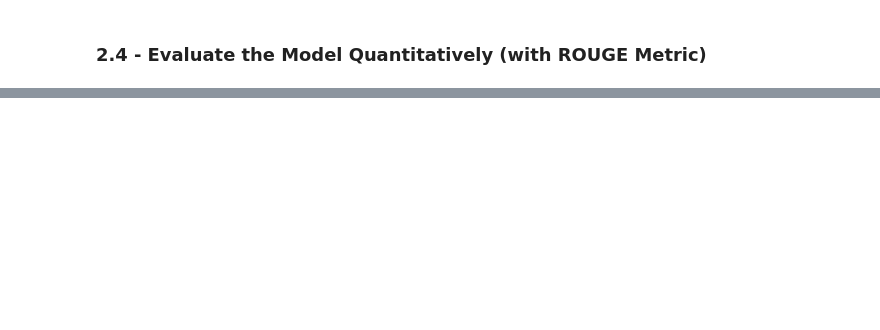
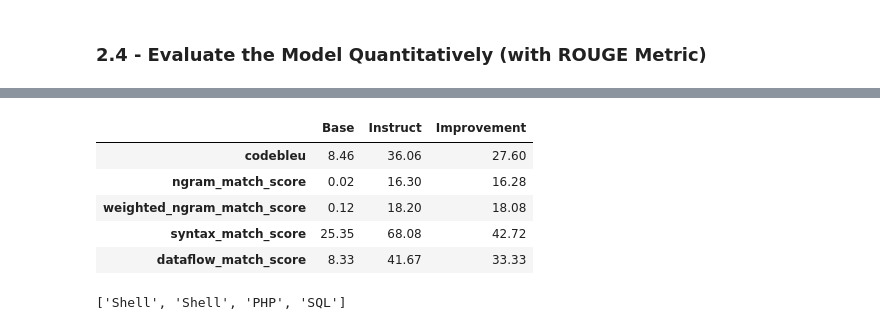
Before and after one commit to SmartSecLab/PatchLM, a Jupyter notebook: summarize.ipynb, the cells around one changed output, grey strips where cells are left out. Drawn from its saved outputs; the diff is of its cells as text; code cells hidden in the pictures; blank space fills up the shorter version.

Commit message:
fixed bleu score and reformatted the code

```diff
--- a/summarize.ipynb
+++ b/summarize.ipynb
@@ -1080,0 +733,72 @@ print(instruct_model_results)
+# %%
+from codebleu import calc_codebleu
+import pandas as pd
+
+def calc_codebleu_score(references, predictions, lang="python", weights=(0.25, 0.25, 0.25, 0.25), tokenizer=None):
+    """
+    Calculate the CodeBLEU score for the given references and predictions.
+    Args:
+    references (List[str]): List of reference code snippets.
+    predictions (List[str]): List of predicted code snippets.
+    lang (str): Programming language of the code snippets. Default is 'python'.
+    weights (Tuple[float]): Weights for 1-gram, 2-gram, 3-gram, and 4-gram. Default is (0.25, 0.25, 0.25, 0.25).
+    tokenizer (Optional): Tokenizer to use for tokenization. Default is None.
+    Returns: Dict[str, float]: Dictionary containing the CodeBLEU score and its components.
+    """
+    # Calculate the CodeBLEU score
+    result = calc_codebleu(references, predictions, lang=lang, weights=weights, tokenizer=tokenizer)
+    return result
+
+results = pd.read_csv("log/result-2024-05-26--12-05.csv")
+
+baselines = results['human_baseline_fixes'].tolist()
+references = results['original_model_fixes'].tolist()
+predictions = results['instruct_model_fixes'].tolist()
+program_langs = results['programming_language'].tolist()
+
+# Call the calc_codebleu_score function
+base_scores = calc_codebleu_score(baselines, references)
+instruct_scores = calc_codebleu_score(baselines, predictions)
+
+improved_performance = {key: instruct_scores[key] - base_scores[key]
+                        for key in instruct_scores.keys()}
+
+keys = base_scores.keys() & instruct_scores.keys()
+
+# Calculate the improvement as a percentage for each key
+improved_performance_percent = {key: (instruct_scores[key] - base_scores[key]) * 1.0 / base_scores[key] if base_scores[key] != 0 else 0 for key in keys}
+
+# Convert percentage to easier-to-read format
+improved_performance_percent = {key: f"{improvement * 100:.2f}%" for key, improvement in improved_performance_percent.items()}
+
+# put these in a pandas dataframe
+df = pd.DataFrame([base_scores, instruct_scores], index=['Base', 'Instruct']).T
+df['Base'] = df['Base']*100
+df['Instruct'] = df['Instruct']*100
+df['Improvement'] =  df['Instruct'] - df['Base']
+
+# round to 2 decimal places
+df = df.round(2)
+df
+# %% [output]
+|  | Base | Instruct | Improvement |
+| codebleu | 8.46 | 36.06 | 27.60 |
+| ngram_match_score | 0.02 | 16.30 | 16.28 |
+| weighted_ngram_match_score | 0.12 | 18.20 | 18.08 |
+| syntax_match_score | 25.35 | 68.08 | 42.72 |
+| dataflow_match_score | 8.33 | 41.67 | 33.33 |
+# %%
+from guesslang import Guess
+
+# define function with try catch for guess lang
+def guess_lang(code):
+    try:
+        guess = Guess()
+        return guess.language_name(code)
+    except:
+        return "c"
+
+langs = [guess_lang(x) for x in baselines]
+langs
+# %% [output]
+['Shell', 'Shell', 'PHP', 'SQL']
```
Also changed, not shown: parts of 41 cells of this notebook, 8 other files.
